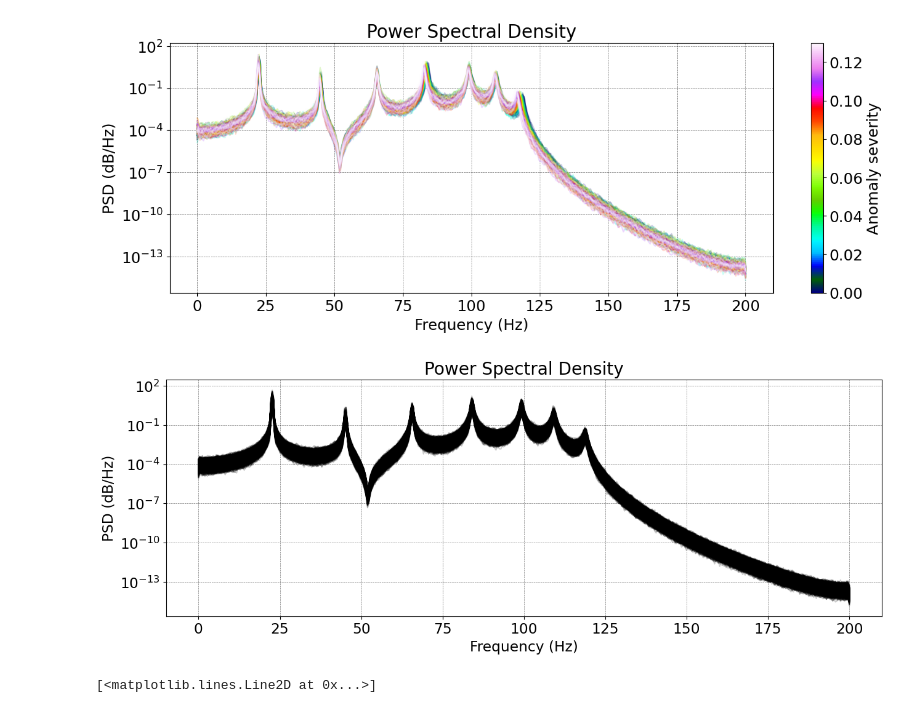
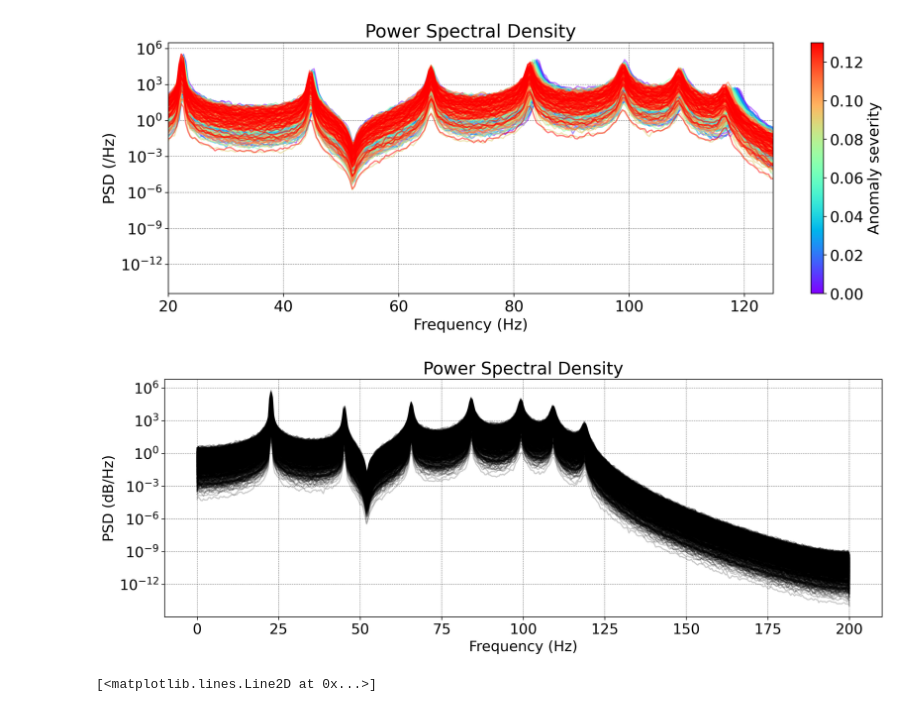
Before and after one commit to YacineBelHadj/PBSHM_mdof, a Jupyter notebook: notebooks/data_visualization.ipynb, the cells around one changed output. Saved outputs shown, nothing was run; the diff lists cells and outputs as text; code cells hidden in the pictures.

```diff
--- a/notebooks/data_visualization.ipynb
+++ b/notebooks/data_visualization.ipynb
@@ -30,13 +30,16 @@ from PBSHM_mdof.data.data_handler import HDF5Handler
 import h5py
 from itertools import product
 
+populations_name = ['POPULATION_1_healthy_0']
+populations_name=populations_name+[f'POPULATION_1_anomalous_{i}' for i in [0.01,0.03,0.05,0.07,0.09,0.11,0.13]]
+simulations_name = [f'simulation_{i*2+30}' for i in range(50)]
+level_anomaly=[]
+signals=[]
+
+
 with h5py.File('../data/raw/datatest.hdf5','r') as f:
     datahandler = HDF5Handler(f)
-    populations_name = ['POPULATION_1_healthy_0']
-    populations_name=populations_name+[f'POPULATION_1_anomalous_{i}' for i in [0.01,0.03,0.05,0.07,0.09,0.11,0.13]]
-    simulations_name = [f'simulation_{i*2+30}' for i in range(20)]
-    level_anomaly=[]
-    signals=[]
+
     for population_id,simu_id in product(populations_name,simulations_name):
         data = datahandler.get_data(population=population_id, system='system_0', simulation=simu_id)
         sig = data[0][0]['output'][:,2*8+1]
@@ -48,28 +51,29 @@ signals_np=np.stack(signals)
 # %%
 import numpy as np
 import matplotlib.pyplot as plt
 from matplotlib.colors import Normalize
 
 f, psds = compute_PSD(signals_np, dt=0.0025)
 
 # Create a ScalarMappable object
 norm = Normalize(vmin=0, vmax=0.13)
-sm = plt.cm.ScalarMappable(norm=norm, cmap='gist_ncar')
+sm = plt.cm.ScalarMappable(norm=norm, cmap='rainbow')
 sm.set_array([])
 
 # Plot the lines and associate them with the ScalarMappable
 plt.figure(figsize=(15, 5))
 for i in range(len(signals_np)):
-    plt.semilogy(f, psds[i], alpha=0.2, c=sm.to_rgba(level_anomaly[i]))
+    plt.semilogy(f, psds[i], alpha=0.5, c=sm.to_rgba(level_anomaly[i]))
 
 # Add the colorbar
 plt.xlabel('Frequency (Hz)')
 plt.ylabel('PSD (/Hz)')
 plt.title('Power Spectral Density')
 plt.colorbar(sm, label='Anomaly severity')
+plt.xlim(20, 125)
 plt.show()
 # %% [output]
-[figure, old version]
+[figure, new version]
 # %%
 from PBSHM_mdof.data.data_handler import HDF5Handler
 import h5py
@@ -103,7 +107,7 @@ plt.ylabel('PSD (dB/Hz)')
 plt.title('Power Spectral Density')
 plt.show()
 # %% [output]
-[figure, old version]
+[figure, new version]
 # %%
 import matplotlib.pyplot as plt
 plt.plot(data[0][0]['output'][:,8*2+1])
```
Also changed, not shown: 30 other files.
